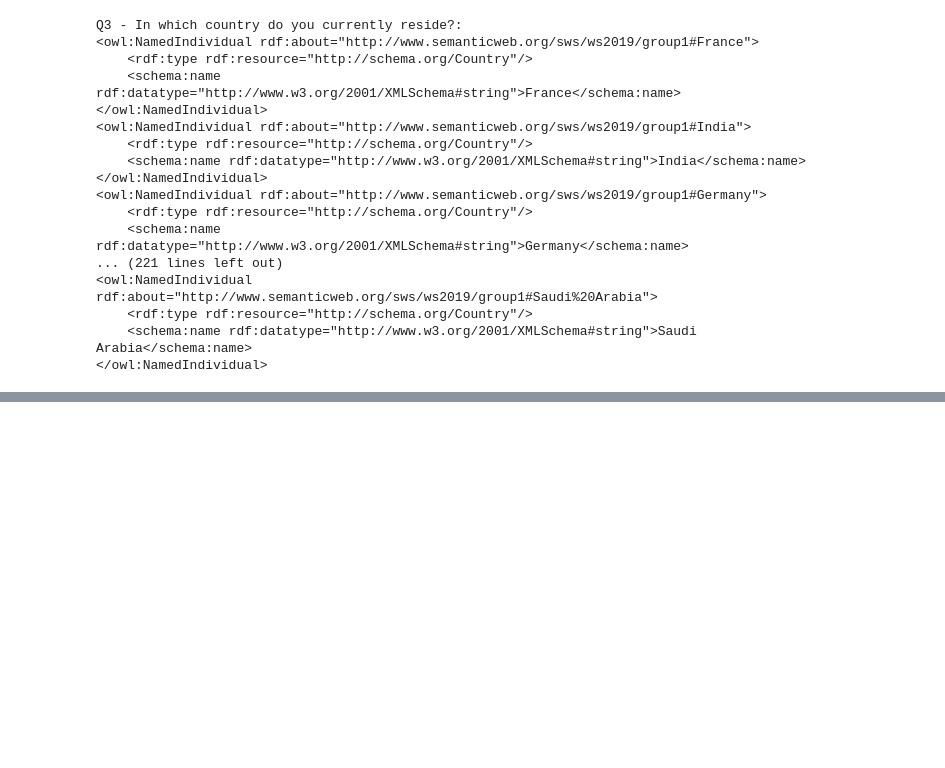
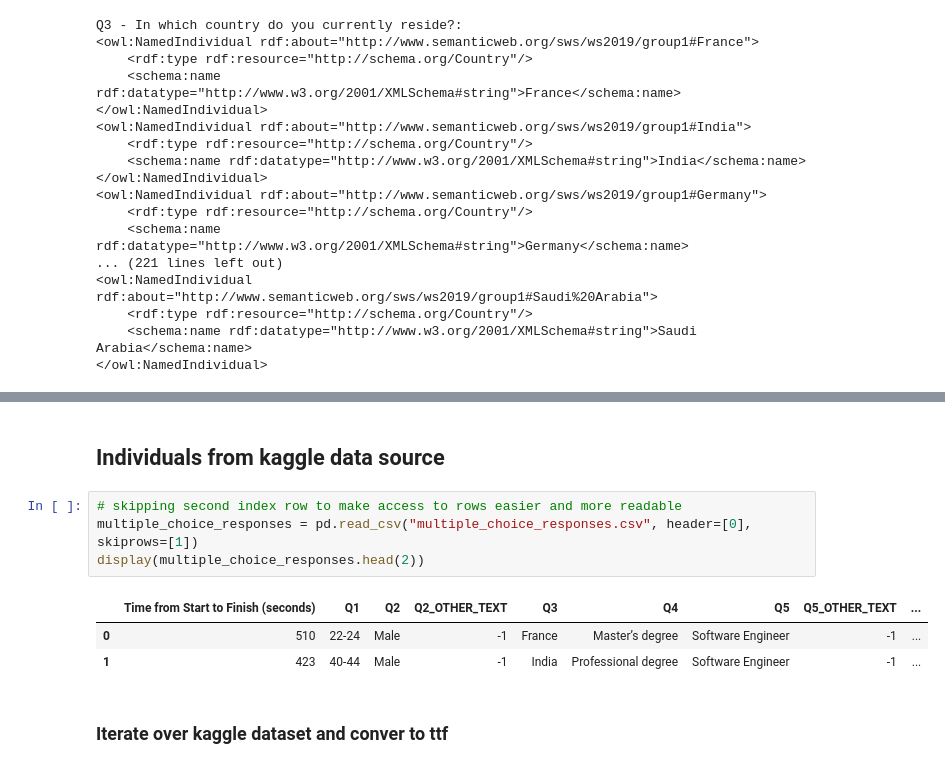
Before and after one commit to helmuthb/semantic-systems, a Jupyter notebook: kaggle-survey-2019/preprocess_kaggle.ipynb, the cells around one changed output, grey strips where cells are left out. Drawn from its saved outputs; the diff is of its cells as text; blank space fills up the shorter version.

Commit message:
kaggle ttf extract

```diff
--- a/kaggle-survey-2019/preprocess_kaggle.ipynb
+++ b/kaggle-survey-2019/preprocess_kaggle.ipynb
@@ -87,0 +121,12 @@ Product/Project%20Manager
+# %% [markdown]
+## Individuals from kaggle data source
+# %%
+# skipping second index row to make access to rows easier and more readable
+multiple_choice_responses = pd.read_csv("multiple_choice_responses.csv", header=[0], skiprows=[1])
+display(multiple_choice_responses.head(2))
+# %% [output]
+|  | Time from Start to Finish (seconds) | Q1 | Q2 | Q2_OTHER_TEXT | Q3 | Q4 | Q5 | Q5_OTHER_TEXT | ... |
+| 0 | 510 | 22-24 | Male | -1 | France | Master’s degree | Software Engineer | -1 | ... |
+| 1 | 423 | 40-44 | Male | -1 | India | Professional degree | Software Engineer | -1 | ... |
+# %% [markdown]
+### Iterate over kaggle dataset and conver to ttf
```
Also changed, not shown: parts of 11 cells of this notebook, 1 other file.
